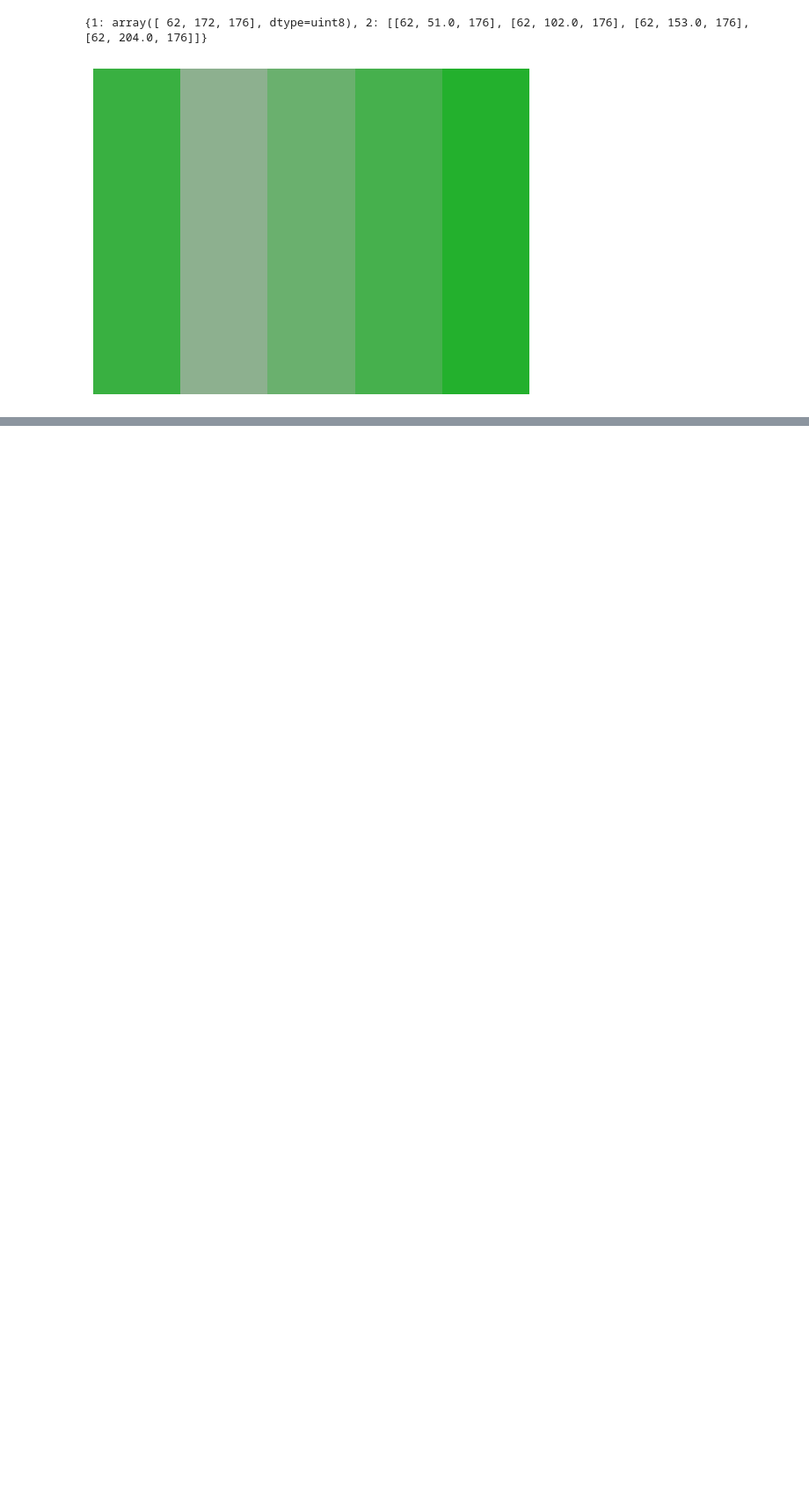
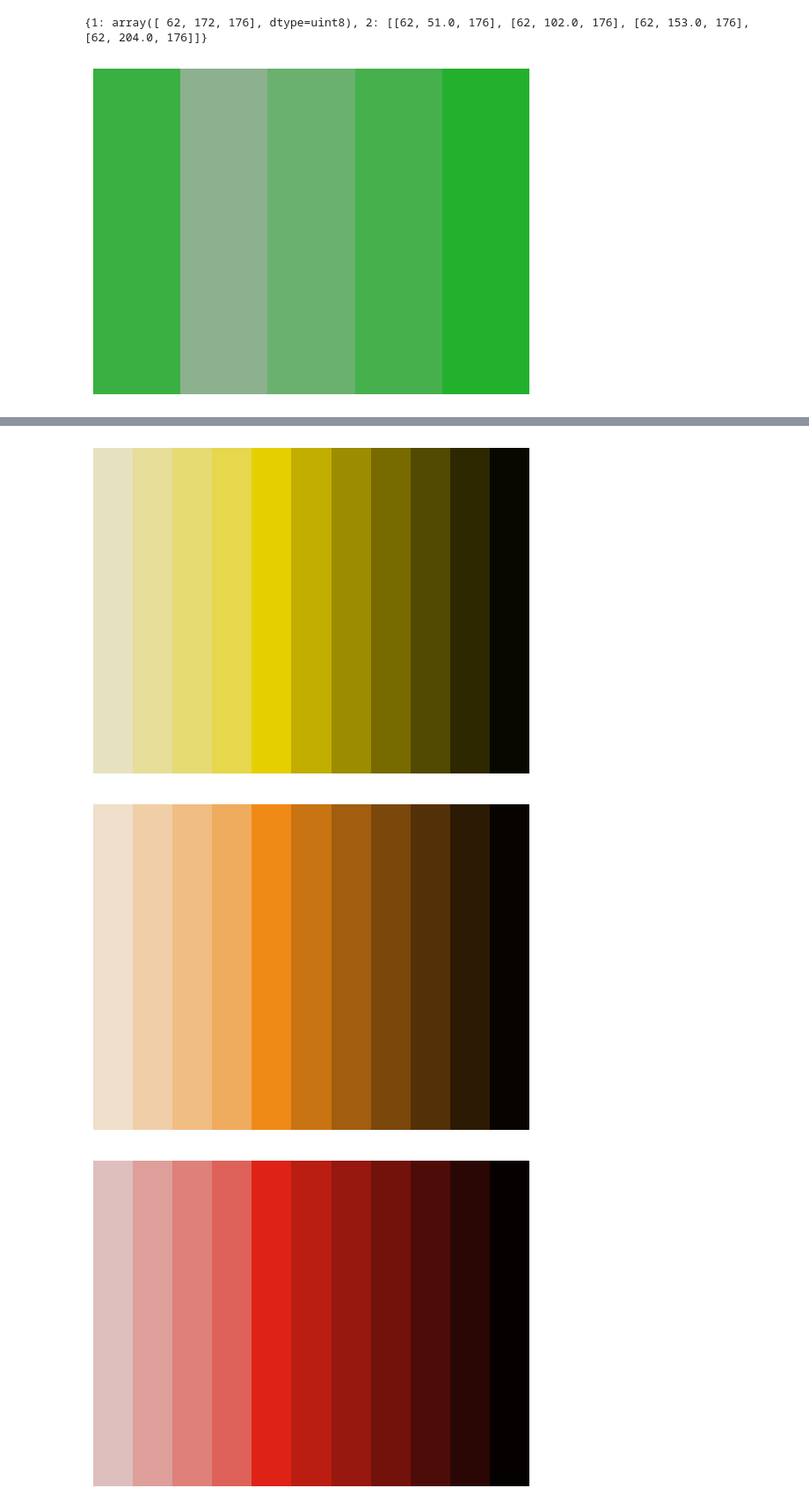
Before and after one commit to rubsuadav/Trabajo-PID, a Jupyter notebook: Trabajo PID.ipynb, the cells around one changed output, grey strips where cells are left out. Shown: that part at 88% size. Drawn from its saved outputs; the diff is of its cells as text; code cells hidden in the pictures; blank space fills up the shorter version.

```diff
--- a/Trabajo PID.ipynb
+++ b/Trabajo PID.ipynb
@@ -1167,0 +1187,40 @@ show_color_palette_hsv(colors)
+# %%
+def build_ostwald_colors():
+    oswall_hsv = [[27, 255, 230],
+              [16, 232, 240],
+              [2, 230, round(255*.87)],
+              [0, 227, 194],
+              [173, 212, 148],
+              [158, 148, 89],
+              [120.5, 135, 125],
+              [101.0, 224, 166],
+              [88.0, 247, 115],
+              [81.0, 237, 117],
+              [80.0, 230,  round(255*.51)],
+              [60.0,  round(255*.62), 143]]
+    oswall_dict = {1: [],2: [],3: [],4: [],5: [],6: [],7: [],8: [],9: [],10: [],11: [],12: []}
+    i =1
+    while i < len(oswall_hsv)+1:
+        j = 0
+        while j < 12:
+            if j< 5:
+                color = [oswall_hsv[i-1][0],round(j*oswall_hsv[i-1][1]/6), oswall_hsv[i-1][2]]
+            elif j == 5:
+                color = oswall_hsv[i-1]
+            else:
+                v = oswall_hsv[i-1][2]
+                last_v = oswall_dict.get(i)[j-1][2]
+                color = [oswall_hsv[i-1][0], oswall_hsv[i-1][1], 1 + last_v - round(v/6)]
+            oswall_dict.get(i).append(color)
+            j+=1
+        hsv_normalize(oswall_dict.get(i))
+        i+=1
+    return oswall_dict
+# %%
+oswall_dict = build_ostwald_colors()
+for colors in oswall_dict.keys():
+    show_color_palette_hsv(oswall_dict.get(colors))
+# %% [output]
+[figure, added]
+[figure, added]
+[figure, added]
```
Also changed, not shown: parts of 10 cells of this notebook.
